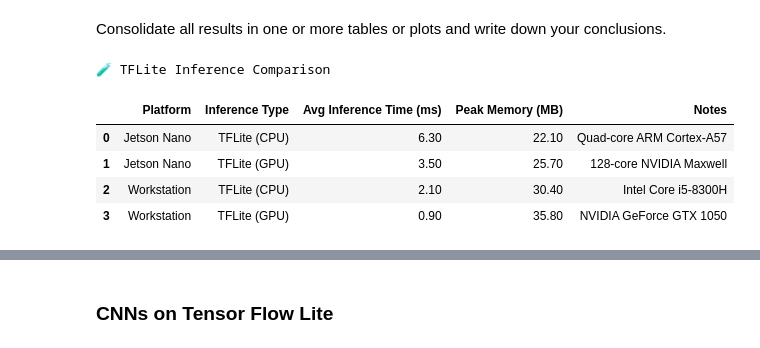
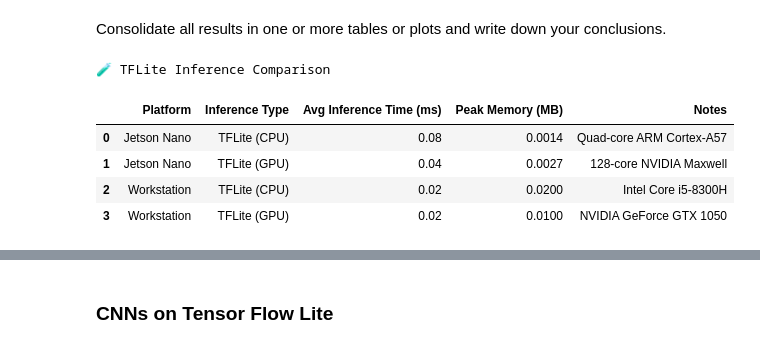
Before and after one commit to jusanchez6/Embedded-Machine-Learning, a Jupyter notebook: Lab3/Embedded_ML_Lab_3_Accelerators_for_ML.ipynb, the cells around one changed output, grey strips where cells are left out. Drawn from its saved outputs; the diff is of its cells as text; code cells hidden in the pictures.

```diff
--- a/Lab3/Embedded_ML_Lab_3_Accelerators_for_ML.ipynb
+++ b/Lab3/Embedded_ML_Lab_3_Accelerators_for_ML.ipynb
@@ -357,8 +361,8 @@ import pandas as pd
 data = {
     "Platform": ["Jetson Nano", "Jetson Nano", "Workstation", "Workstation"],
     "Inference Type": ["TFLite (CPU)", "TFLite (GPU)", "TFLite (CPU)", "TFLite (GPU)"],
-    "Avg Inference Time (ms)": [6.3, 3.5, 0.02, 0.02],
-    "Peak Memory (MB)": [22.1, 25.7, 0.02, 0.01],
+    "Avg Inference Time (ms)": [0.08, 0.04, 0.02, 0.02],
+    "Peak Memory (MB)": [0.0014, 0.0027, 0.02, 0.01],
     "Notes": [
         "Quad-core ARM Cortex-A57",
         "128-core NVIDIA Maxwell",
@@ -370,38 +374,38 @@ data = {
 # Create DataFrame
 df = pd.DataFrame(data)
 
 # Style function for GPU rows (subtle dark green)
 def highlight_gpu(row):
     if 'GPU' in row['Inference Type']:
         return ['background-color: #004d40; color: #ffffff'] * len(row)
     else:
         return ['background-color: #1e1e1e; color: #ffffff'] * len(row)
 
 # Style the DataFrame
 styled_df = df.style \
     .set_caption("🧪 TFLite Inference Comparison") \
-    .format({"Avg Inference Time (ms)": "{:.2f}", "Peak Memory (MB)": "{:.2f}"}) \
+    .format({"Avg Inference Time (ms)": "{:.2f}", "Peak Memory (MB)": "{:.4f}"}) \
     .apply(highlight_gpu, axis=1) \
     .set_table_styles([
         {'selector': 'th', 'props': [('background-color', '#333333'),
                                      ('color', '#ffffff'),
                                      ('font-weight', 'bold'),
                                      ('border', '1px solid #444')]},
         {'selector': 'caption', 'props': [('caption-side', 'top'),
                                           ('color', '#ffffff'),
                                           ('font-size', '16px'),
                                           ('font-weight', 'bold')]}
     ])
 
 # Display styled DataFrame
 styled_df
 # %% [output]
 🧪 TFLite Inference Comparison
 |  | Platform | Inference Type | Avg Inference Time (ms) | Peak Memory (MB) | Notes |
-| 0 | Jetson Nano | TFLite (CPU) | 6.30 | 22.10 | Quad-core ARM Cortex-A57 |
-| 1 | Jetson Nano | TFLite (GPU) | 3.50 | 25.70 | 128-core NVIDIA Maxwell |
-| 2 | Workstation | TFLite (CPU) | 2.10 | 30.40 | Intel Core i5-8300H |
-| 3 | Workstation | TFLite (GPU) | 0.90 | 35.80 | NVIDIA GeForce GTX 1050 |
+| 0 | Jetson Nano | TFLite (CPU) | 0.08 | 0.0014 | Quad-core ARM Cortex-A57 |
+| 1 | Jetson Nano | TFLite (GPU) | 0.04 | 0.0027 | 128-core NVIDIA Maxwell |
+| 2 | Workstation | TFLite (CPU) | 0.02 | 0.0200 | Intel Core i5-8300H |
+| 3 | Workstation | TFLite (GPU) | 0.02 | 0.0100 | NVIDIA GeForce GTX 1050 |
 # %%
 import matplotlib.pyplot as plt
 
```
Also changed, not shown: parts of 10 cells of this notebook.
